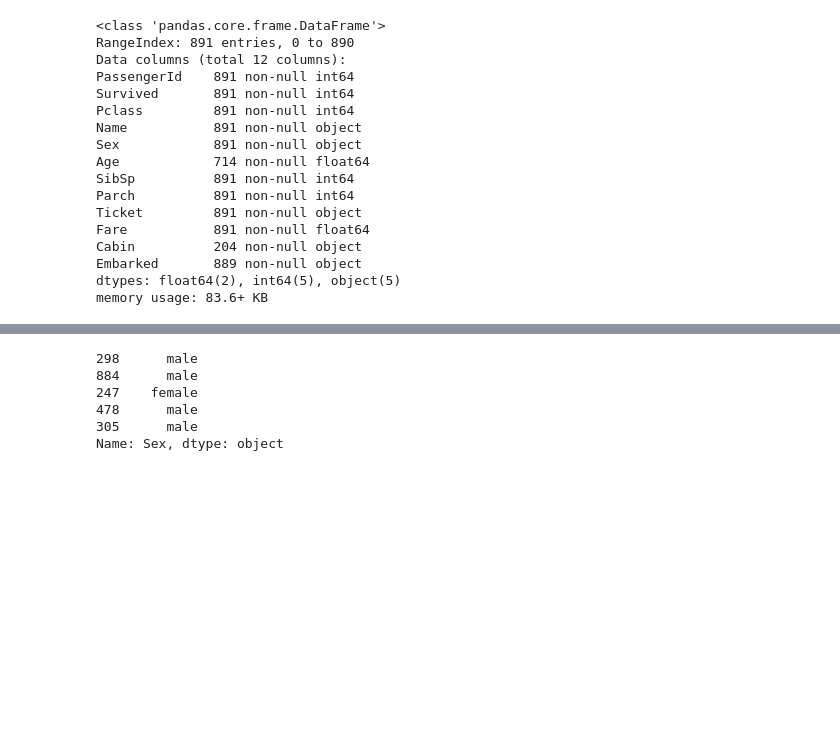
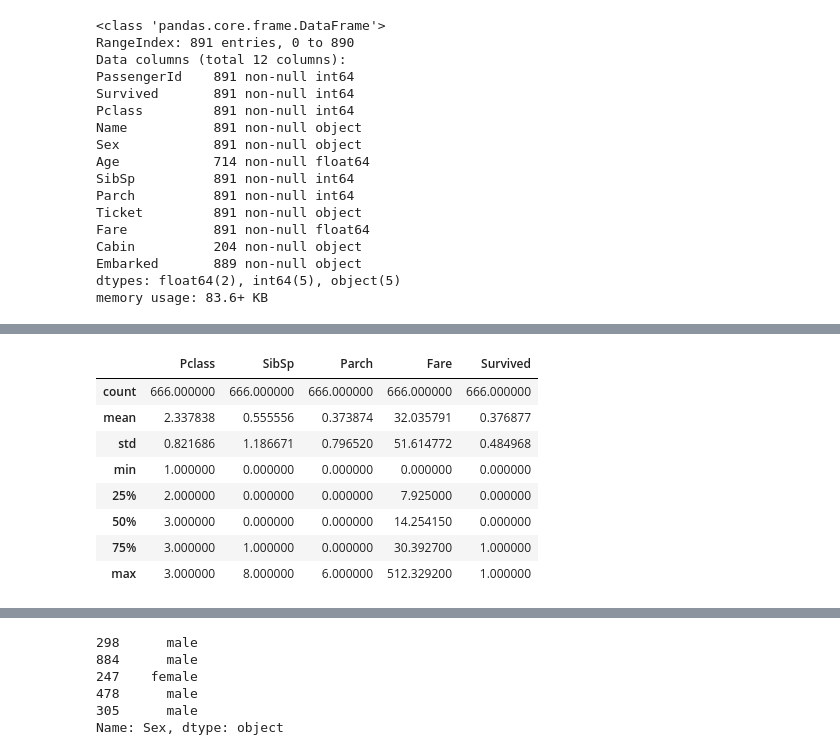
Before and after one commit to anubhav-agarwal/ga-projects, a Jupyter notebook: LogisticRegression_unit_project.ipynb, the cells around one changed output, grey strips where cells are left out. Cells and saved outputs as stored; diff of their text form; code cells hidden in the pictures; blank space fills up the shorter version.

```diff
--- a/LogisticRegression_unit_project.ipynb
+++ b/LogisticRegression_unit_project.ipynb
@@ -34,0 +81,12 @@ X_train.Embarked.fillna('S');
+# %%
+titanic_train.describe()
+# %% [output]
+|  | Pclass | SibSp | Parch | Fare | Survived |
+| count | 666.000000 | 666.000000 | 666.000000 | 666.000000 | 666.000000 |
+| mean | 2.337838 | 0.555556 | 0.373874 | 32.035791 | 0.376877 |
+| std | 0.821686 | 1.186671 | 0.796520 | 51.614772 | 0.484968 |
+| min | 1.000000 | 0.000000 | 0.000000 | 0.000000 | 0.000000 |
+| 25% | 2.000000 | 0.000000 | 0.000000 | 7.925000 | 0.000000 |
+| 50% | 3.000000 | 0.000000 | 0.000000 | 14.254150 | 0.000000 |
+| 75% | 3.000000 | 1.000000 | 0.000000 | 30.392700 | 1.000000 |
+| max | 3.000000 | 8.000000 | 6.000000 | 512.329200 | 1.000000 |
```
Also changed, not shown: parts of 54 cells of this notebook.
